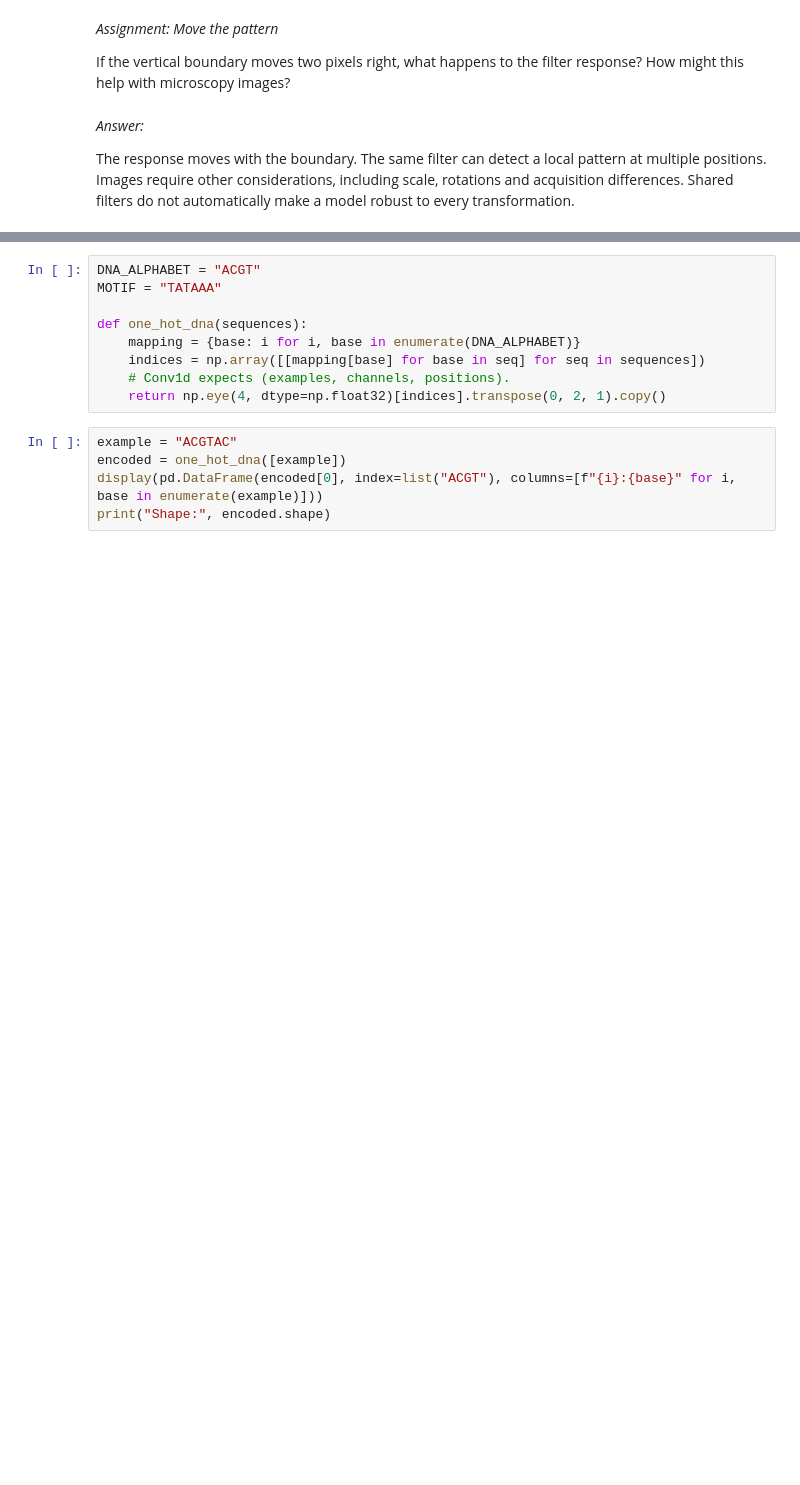
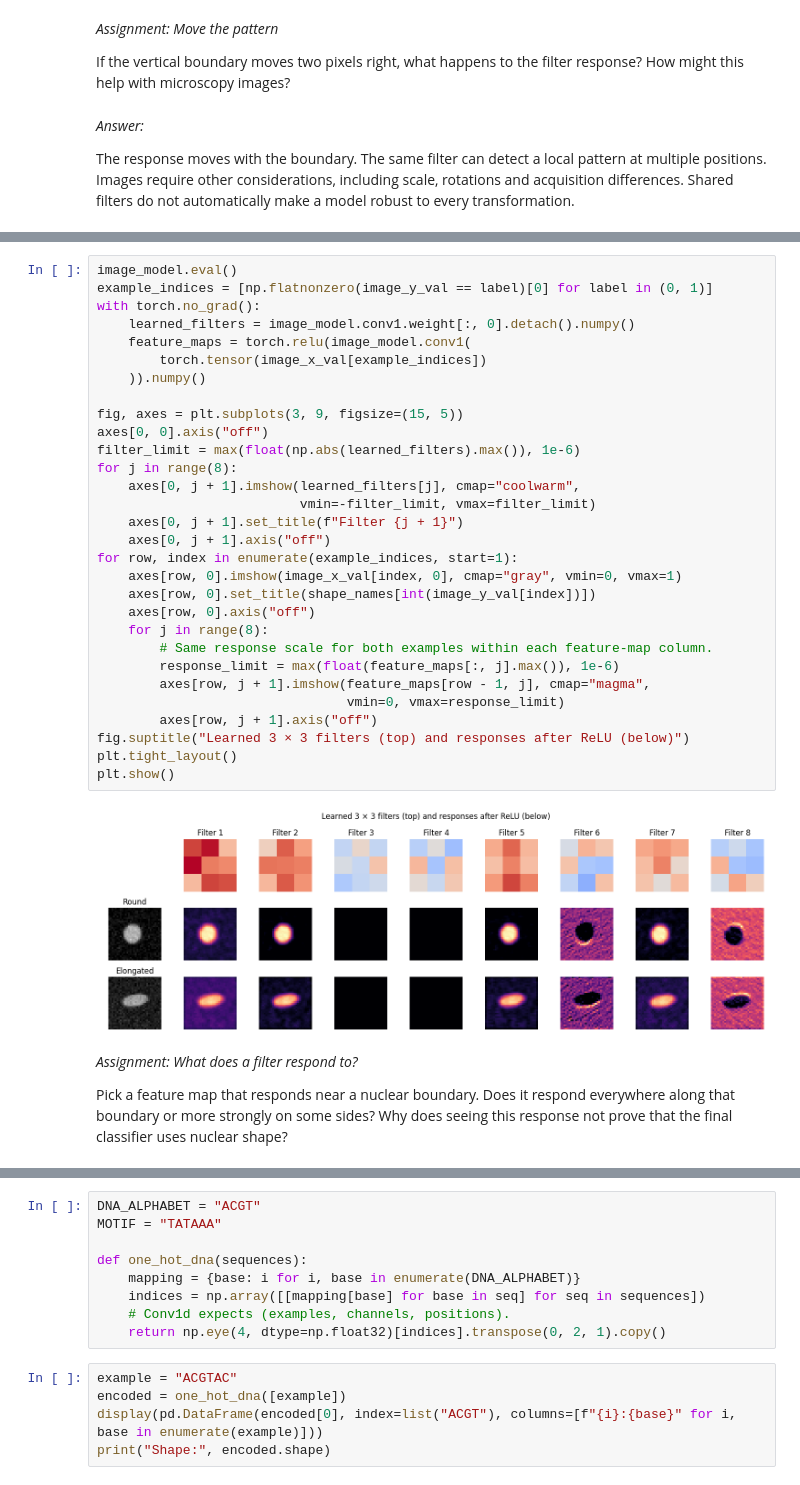
Before and after one commit to hramdasan/elixir_summerschool_26, a Jupyter notebook: answers/3-convolutional-neural-networks.ipynb, the cells around one changed output, grey strips where cells are left out. Cells and saved outputs as stored; diff of their text form; blank space fills up the shorter version.

```diff
--- a/answers/3-convolutional-neural-networks.ipynb
+++ b/answers/3-convolutional-neural-networks.ipynb
@@ -47,0 +261,36 @@ The response moves with the boundary. The same filter can detect a local pattern
+# %%
+image_model.eval()
+example_indices = [np.flatnonzero(image_y_val == label)[0] for label in (0, 1)]
+with torch.no_grad():
+    learned_filters = image_model.conv1.weight[:, 0].detach().numpy()
+    feature_maps = torch.relu(image_model.conv1(
+        torch.tensor(image_x_val[example_indices])
+    )).numpy()
+
+fig, axes = plt.subplots(3, 9, figsize=(15, 5))
+axes[0, 0].axis("off")
+filter_limit = max(float(np.abs(learned_filters).max()), 1e-6)
+for j in range(8):
+    axes[0, j + 1].imshow(learned_filters[j], cmap="coolwarm",
+                          vmin=-filter_limit, vmax=filter_limit)
+    axes[0, j + 1].set_title(f"Filter {j + 1}")
+    axes[0, j + 1].axis("off")
+for row, index in enumerate(example_indices, start=1):
+    axes[row, 0].imshow(image_x_val[index, 0], cmap="gray", vmin=0, vmax=1)
+    axes[row, 0].set_title(shape_names[int(image_y_val[index])])
+    axes[row, 0].axis("off")
+    for j in range(8):
+        # Same response scale for both examples within each feature-map column.
+        response_limit = max(float(feature_maps[:, j].max()), 1e-6)
+        axes[row, j + 1].imshow(feature_maps[row - 1, j], cmap="magma",
+                                vmin=0, vmax=response_limit)
+        axes[row, j + 1].axis("off")
+fig.suptitle("Learned 3 × 3 filters (top) and responses after ReLU (below)")
+plt.tight_layout()
+plt.show()
+# %% [output]
+[figure, added]
+# %% [markdown]
+*Assignment: What does a filter respond to?*
+
+Pick a feature map that responds near a nuclear boundary. Does it respond everywhere along that boundary or more strongly on some sides? Why does seeing this response not prove that the final classifier uses nuclear shape?
```
Also changed, not shown: parts of 35 cells of this notebook, 2 other files.
